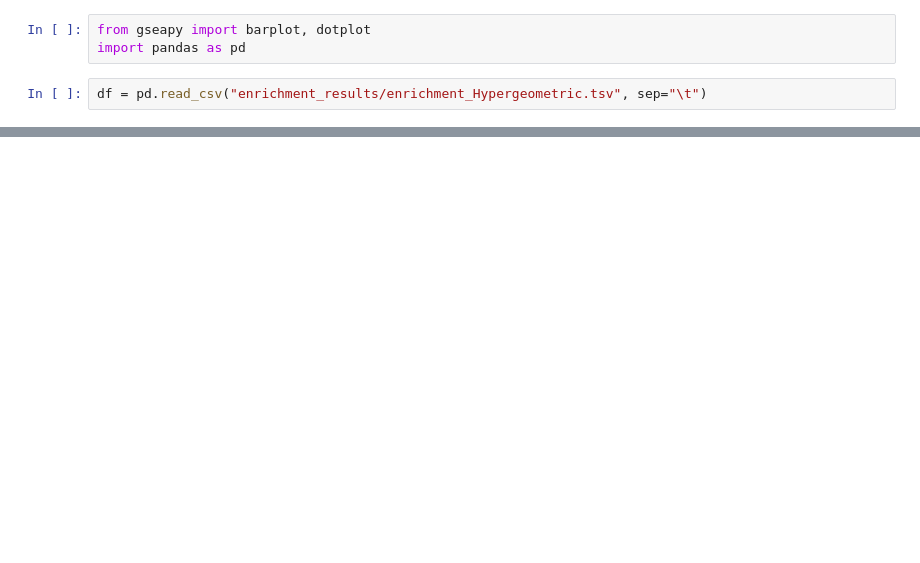
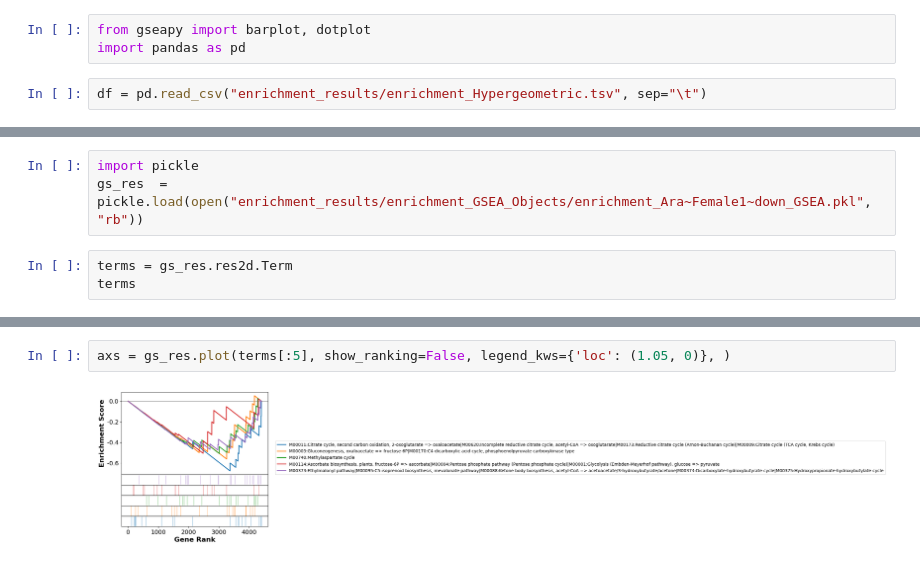
Before and after one commit to byemaxx/gseaGUI, a Jupyter notebook: plot.ipynb, the cells around one changed output, grey strips where cells are left out. Cells and saved outputs as stored; diff of their text form; blank space fills up the shorter version.

```diff
--- a/plot.ipynb
+++ b/plot.ipynb
@@ -42,0 +40,6 @@ axs = pre_res.plot(terms=terms[1]) # v1.0.5
+# %%
+import pickle
+gs_res  = pickle.load(open("enrichment_results/enrichment_GSEA_Objects/enrichment_Ara~Female1~down_GSEA.pkl", "rb"))
+# %%
+terms = gs_res.res2d.Term
+terms
@@ -42,0 +64,4 @@ axs = pre_res.plot(terms=terms[1]) # v1.0.5
+# %%
+axs = gs_res.plot(terms[:5], show_ranking=False, legend_kws={'loc': (1.05, 0)}, )
+# %% [output]
+[figure, added]
```
Also changed, not shown: parts of 7 cells of this notebook.
